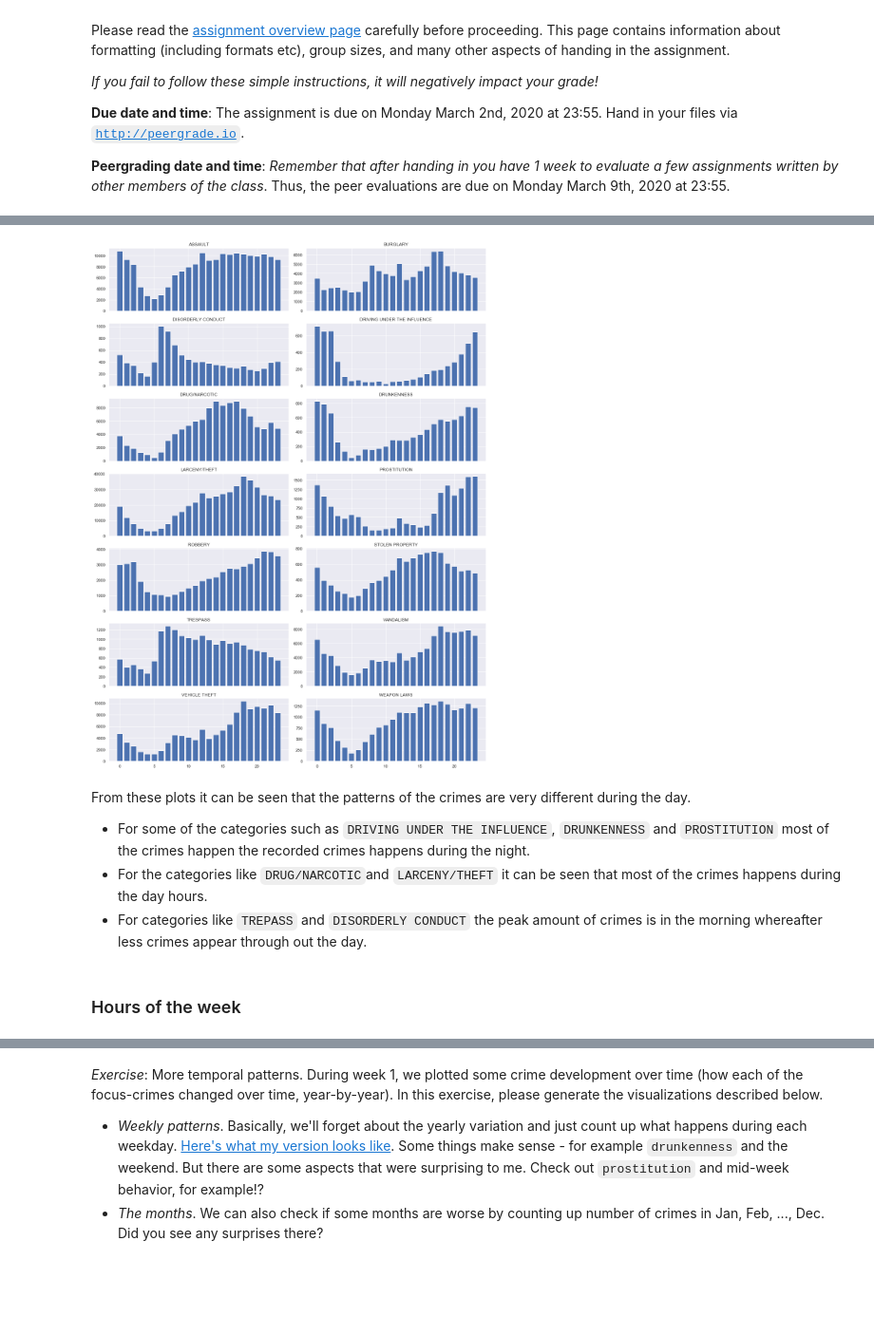
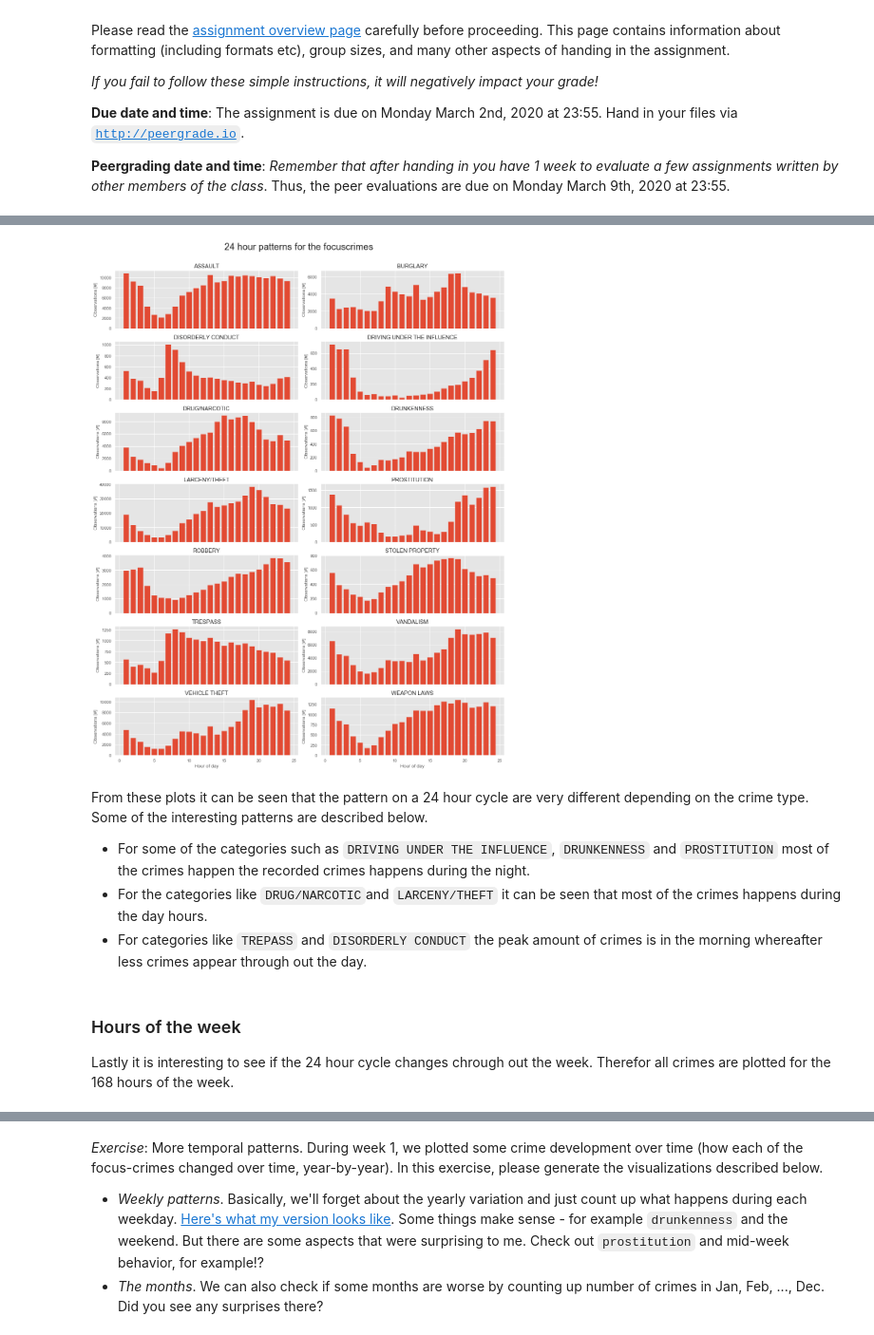
Before and after one commit to KristianBreddam/02806, a Jupyter notebook: Assignment1/assignment1.ipynb, the cells around one changed output, grey strips where cells are left out. Shown at 95% size. Saved outputs shown, nothing was run; the diff lists cells and outputs as text; code cells hidden in the pictures; blank space fills up the shorter version.

```diff
--- a/Assignment1/assignment1.ipynb
+++ b/Assignment1/assignment1.ipynb
@@ -21,0 +22,5 @@ We look only at the focus-crimes in the exercise below
+# %%
+# matplotlib options
+plt.style.use('ggplot')
+%matplotlib inline
+plt.rcParams['figure.figsize'] = (12, 8)
@@ -45,7 +56,7 @@ temp = temp[['Monday','Tuesday','Wednesday','Thursday','Friday','Saturday','Sund
 # Define names of crimes
 crimes = temp.index
 # Figure size
-sns.set(rc={'figure.figsize':(15,20)})
+plt.rcParams['figure.figsize'] = (15, 20)
 # Initialize the figure
 fig, axs = plt.subplots(7, 2, sharex='col')
 p = 0
@@ -54,7 +65,15 @@ for i in range(0,7):
     for j in range(0,2):
         axs[i,j].bar(temp.loc[crimes[p]].index,temp.loc[crimes[p]].values)
         axs[i,j].set_title(crimes[p])
+        axs[i,j].set_ylabel('Observations [#]')
         p +=1
 
-plt.tight_layout()
+# Specify x axis label
+axs[6,0].set_xlabel('Weekday')
+axs[6,1].set_xlabel('Weekday')
+# Title for subplot
+plt.suptitle('Weekly patterns for the focuscrimes', size = 24)
+# Ensures a nice and thight layout
+plt.tight_layout(rect=[0, 0.03, 1, 0.95])
+plt.show()
 # %% [output]
@@ -81,7 +101,7 @@ temp = temp.groupby(['Category','month']).count().X.unstack()
 # Define names of crimes
 crimes = temp.index
 # Figure size
-sns.set(rc={'figure.figsize':(15,20)})
+plt.rcParams['figure.figsize'] = (15, 20)
 # Initialize the figure
 fig, axs = plt.subplots(7, 2, sharex='col')
 p = 0
@@ -90,7 +110,15 @@ for i in range(0,7):
     for j in range(0,2):
         axs[i,j].bar(temp.loc[crimes[p]].index,temp.loc[crimes[p]].values)
         axs[i,j].set_title(crimes[p])
+        axs[i,j].set_ylabel('Observations [#]')
         p +=1
 
-plt.tight_layout()
+# Specify x axis label
+axs[6,0].set_xlabel('Month')
+axs[6,1].set_xlabel('Month')
+# Title for subplot
+plt.suptitle('Yearly pattern for the focuscrimes', size = 24)
+# Ensures a nice and thight layout
+plt.tight_layout(rect=[0, 0.03, 1, 0.95])
+plt.show()
 # %% [output]
@@ -109,28 +138,37 @@ temp = temp.groupby(['Category','hour']).count().X.unstack()
 # %%
 # Define names of crimes
 crimes = temp.index
 # Figure size
-sns.set(rc={'figure.figsize':(15,20)})
+plt.rcParams['figure.figsize'] = (15, 20)
 # Initialize the figure
 fig, axs = plt.subplots(7, 2, sharex='col')
 p = 0
 
 for i in range(0,7):
     for j in range(0,2):
-        axs[i,j].bar(temp.loc[crimes[p]].index,temp.loc[crimes[p]].values)
+        axs[i,j].bar(temp.loc[crimes[p]].index+1,temp.loc[crimes[p]].values) # add 1 so it matches the real hour
         axs[i,j].set_title(crimes[p])
+        axs[i,j].set_ylabel('Observations [#]')
         p +=1
 
-plt.tight_layout()
+# Specify x axis label
+axs[6,0].set_xlabel('Hour of day')
+axs[6,1].set_xlabel('Hour of day')
+# Title for subplot
+plt.suptitle('24 hour patterns for the focuscrimes', size = 24)
+# Ensures a nice and thight layout
+plt.tight_layout(rect=[0, 0.03, 1, 0.95])
+plt.show()
 # %% [output]
-[figure, old version]
+[figure, new version]
 # %% [markdown]
-From these plots it can be seen that the patterns of the crimes are very different during the day.
+From these plots it can be seen that the pattern on a 24 hour cycle are very different depending on the crime type. Some of the interesting patterns are described below.
 - For some of the categories such as ``DRIVING UNDER THE INFLUENCE``, ``DRUNKENNESS`` and ``PROSTITUTION`` most of the crimes happen the recorded crimes happens during the night.
 - For the categories like ``DRUG/NARCOTIC``and ``LARCENY/THEFT`` it can be seen that most of the crimes happens during the day hours.
 - For categories like ``TREPASS`` and ``DISORDERLY CONDUCT`` the peak amount of crimes is in the morning whereafter less crimes appear through out the day.
-# %% [markdown]
-### Hours of the week
+# %% [markdown]
+### Hours of the week
+Lastly it is interesting to see if the 24 hour cycle changes chrough out the week. Therefor all crimes are plotted for the 168 hours of the week.
 # %%
 # Make a dateframe where the date is the index
 df_datetime = df.set_index(pd.DatetimeIndex(df['Datetime']))
```
Also changed, not shown: parts of 18 cells of this notebook.
